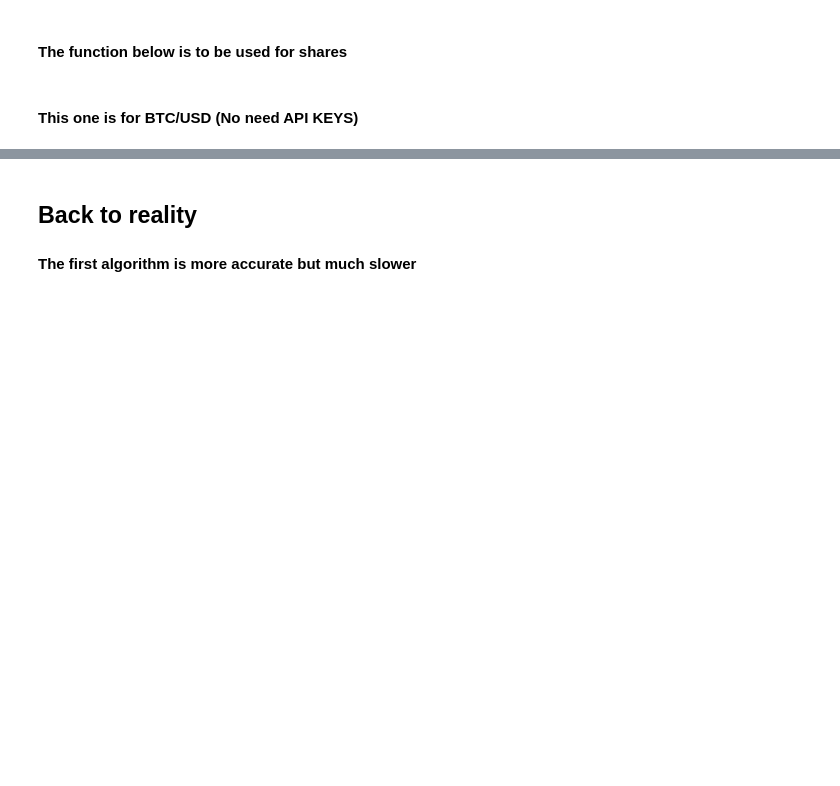
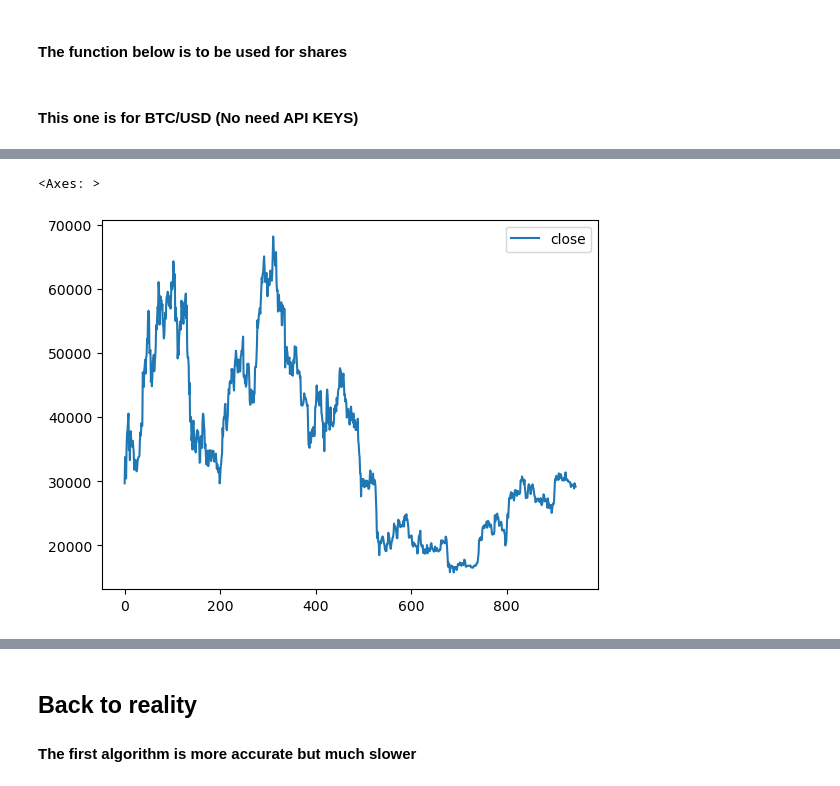
Before and after one commit to leopoldcosson/medium, a Jupyter notebook: Let's stop being gullible. You can't predict stocks with a simple LSTM.ipynb, the cells around one changed output, grey strips where cells are left out. Saved outputs shown, nothing was run; the diff lists cells and outputs as text; code cells hidden in the pictures; blank space fills up the shorter version.

```diff
--- a/Let's stop being gullible. You can't predict stocks with a simple LSTM.ipynb
+++ b/Let's stop being gullible. You can't predict stocks with a simple LSTM.ipynb
@@ -71,3 +72,8 @@ def get_historical_prices(symbols, interval = '1Day', start_date = None):
             print('bug with: ', symbols[i])
 
     return stocks, list(stocks.keys())
+# %%
+# Download data, i.e MSFT here
+symbols = ['MSFT']
+stocks, symbols = get_historical_prices(symbols, interval='1Day', start_date='2020-09-01')
+stocks
@@ -120,7 +130,7 @@ def get_historical_prices(symbols, interval = '1Day', start_date = None):
 
     return stocks, list(stocks.keys())
 # %%
-# Download data, i.e MSFT here
-symbols = ['MSFT']
+# Download data, i.e BTC/USD here
+symbols = ['BTC/USD']
 stocks, symbols = get_historical_prices(symbols, interval='1Day', start_date='2020-09-01')
 stocks
@@ -127,7 +155,10 @@ stocks
 # %%
-# Define DataFrame
-df = stocks['MSFT'][['date', 'close']]
+# Define DataFrame for BTC/USD
+df = stocks['BTC/USD'][['date', 'close']]
 df.plot()
+# %% [output]
+<Axes: >
+[figure, added]
 # %%
 # Scaling the data
 scaler = MinMaxScaler(feature_range=(0,1))
```
Also changed, not shown: parts of 10 cells of this notebook.
